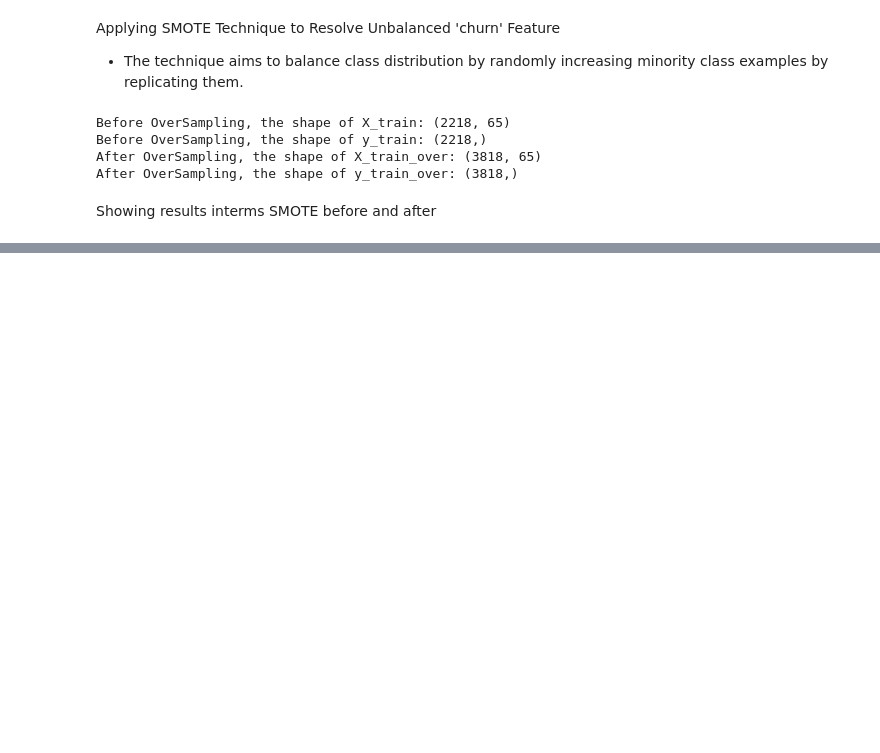
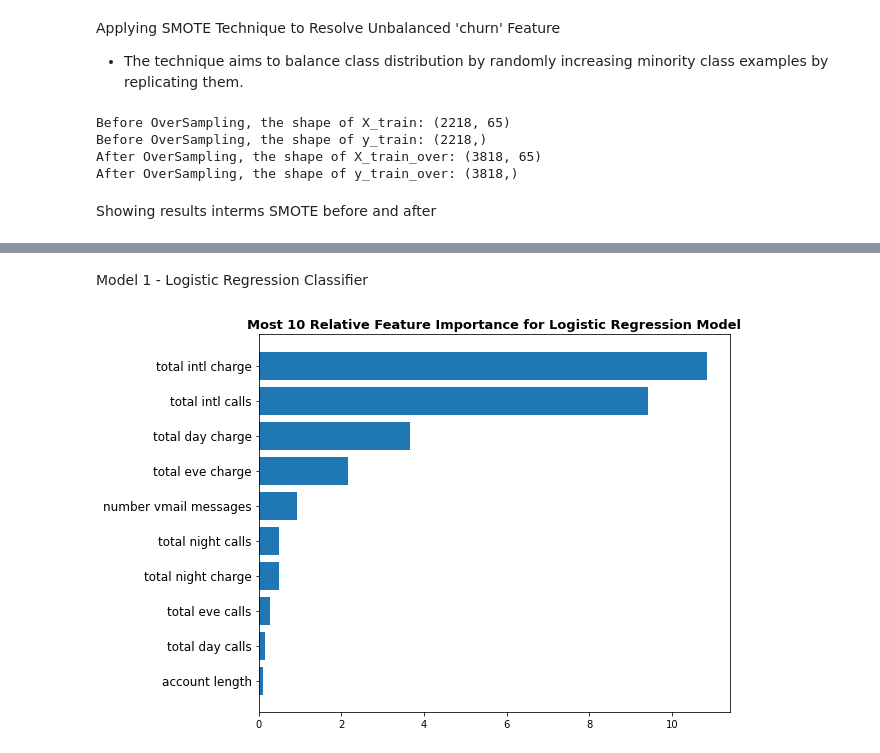
Before and after one commit to jodida01/Telecom-Churn-Prediction, a Jupyter notebook: churn.ipynb, the cells around one changed output, grey strips where cells are left out. Drawn from its saved outputs; the diff is of its cells as text; code cells hidden in the pictures; blank space fills up the shorter version.

Commit message:
Modelling and Evaluation

```diff
--- a/churn.ipynb
+++ b/churn.ipynb
@@ -429,0 +437,25 @@ figure.show()
+# %% [markdown]
+Model 1 - Logistic Regression Classifier
+# %%
+# Object creation, fitting the data & getting predictions
+lr= LogisticRegression()
+lr.fit(X_train_over,y_train_over)
+y_pred_lr = lr.predict(X_test)
+# %%
+# Feature Importances
+feature_importance = abs(lr.coef_[0])
+feature_importance = 100.0 * (feature_importance / feature_importance.max())[0:10]
+sorted_idx = np.argsort(feature_importance)[0:10]
+pos = np.arange(sorted_idx.shape[0]) + .5
+
+featfig = plt.figure(figsize=(9, 6))
+featax = featfig.add_subplot(1, 1, 1)
+featax.barh(pos, feature_importance[sorted_idx], align='center')
+plt.title('Most 10 Relative Feature Importance for Logistic Regression Model', fontsize=13, fontweight='bold')
+featax.set_yticks(pos)
+featax.set_yticklabels(np.array(X.columns)[sorted_idx], fontsize=12)
+
+plt.tight_layout()
+plt.show()
+# %% [output]
+[figure, added]
```
Also changed, not shown: parts of 3 cells of this notebook.
